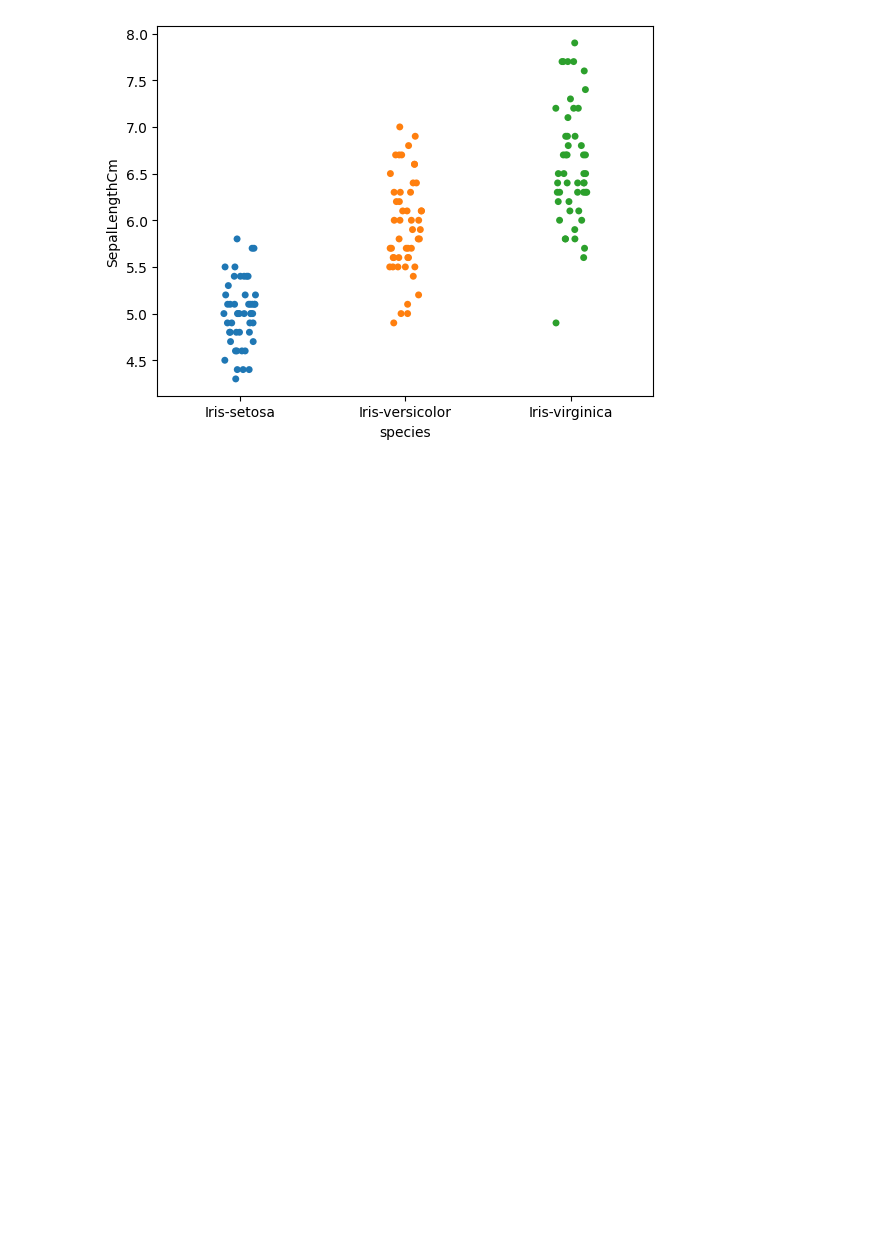
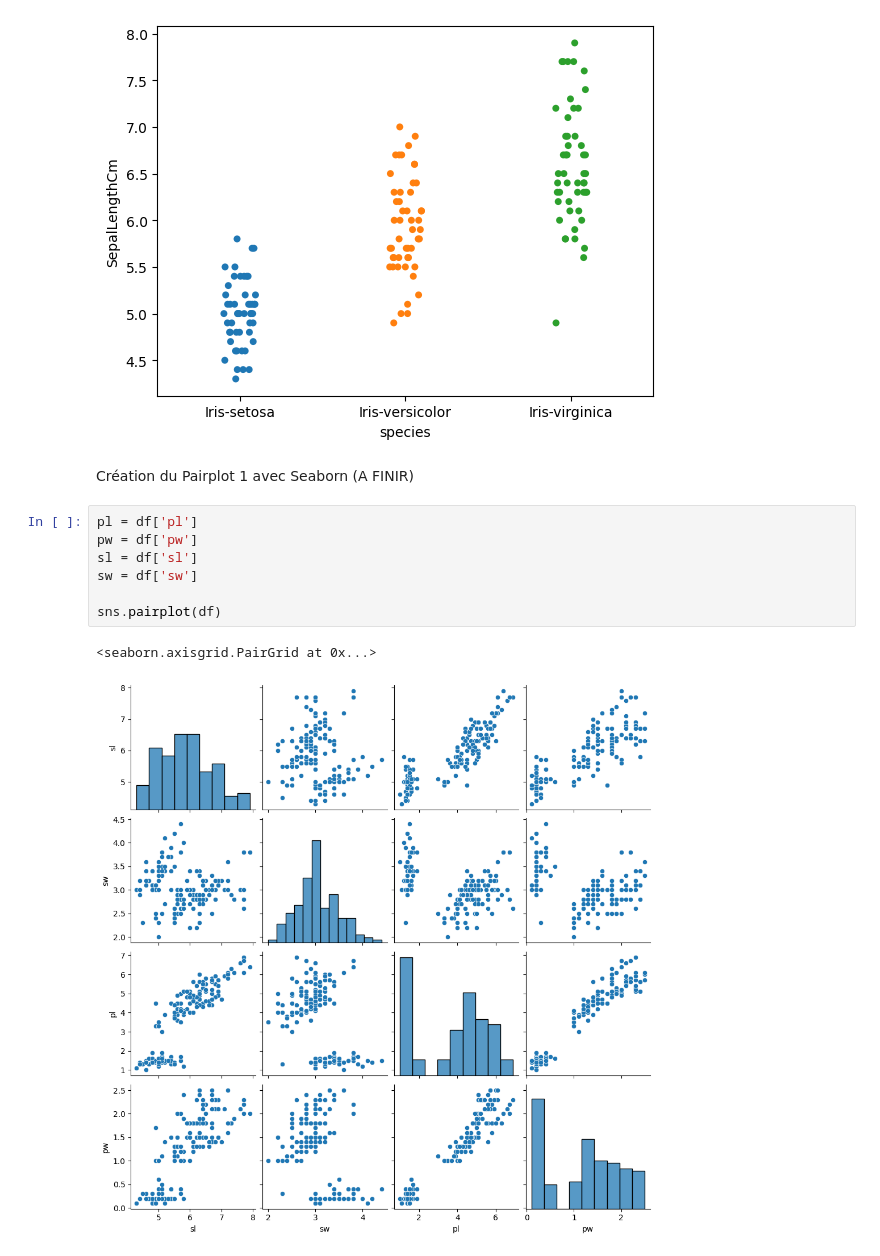
Before and after one commit to wandrilledioubate/mastercamp_datascience, a Jupyter notebook: td6.ipynb, the cells around one changed output. Drawn from its saved outputs; the diff is of its cells as text; blank space fills up the shorter version.

```diff
--- a/td6.ipynb
+++ b/td6.ipynb
@@ -84,3 +84,15 @@ plt.ylabel('SepalLengthCm')
 plt.show()
 # %% [output]
 [figure]
+# %% [markdown]
+Création du Pairplot 1 avec Seaborn (A FINIR)
+# %%
+pl = df['pl']
+pw = df['pw']
+sl = df['sl']
+sw = df['sw']
+
+sns.pairplot(df)
+# %% [output]
+<seaborn.axisgrid.PairGrid at 0x...>
+[figure, added]
```
Also changed, not shown: parts of 4 cells of this notebook, 4 other files.
